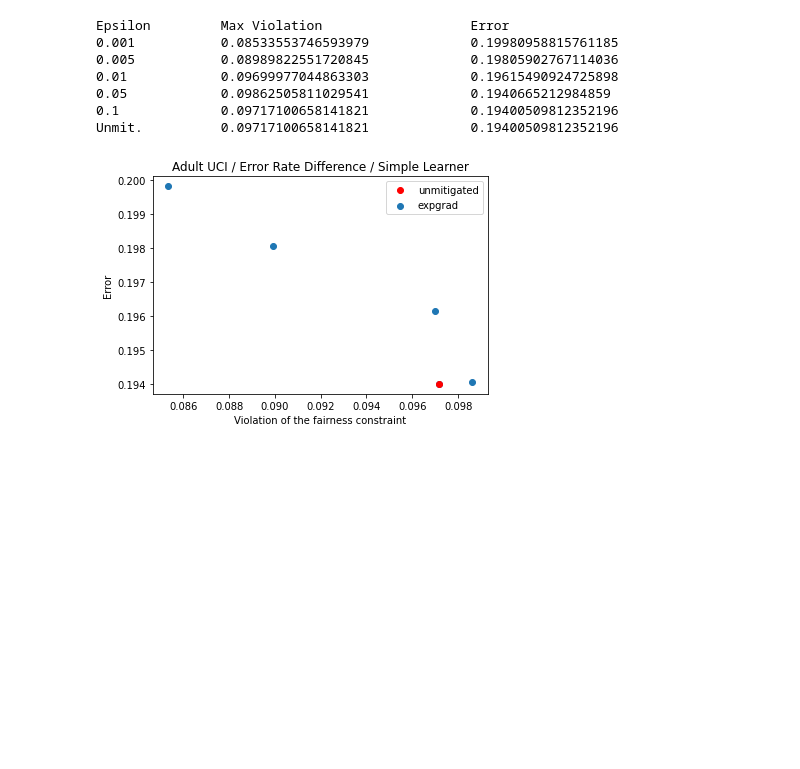
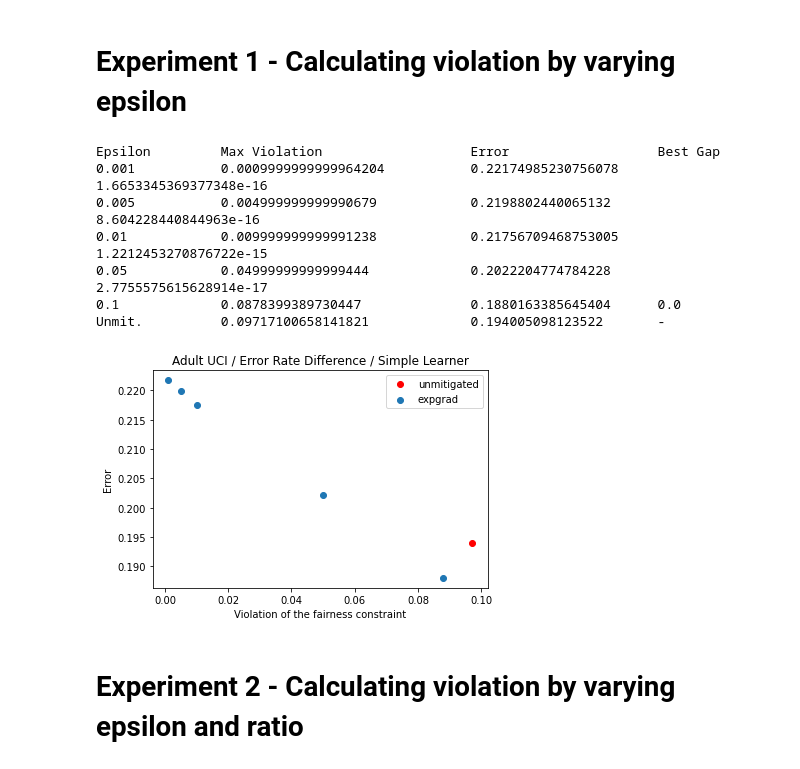
Before and after one commit to UMass-Responsible-AI/fairlearn, a Jupyter notebook: notebooks/ErrorRate-experiment-on-adult-dataset.ipynb, the cells around one changed output. Drawn from its saved outputs; the diff is of its cells as text; code cells hidden in the pictures; blank space fills up the shorter version.

```diff
--- a/notebooks/ErrorRate-experiment-on-adult-dataset.ipynb
+++ b/notebooks/ErrorRate-experiment-on-adult-dataset.ipynb
@@ -83,50 +61,74 @@ er_violation_unmitigated = [get_er_violation(unmitigated_y, A, true_Y)]
+# %%
+from fairlearn.reductions import ErrorRateRatio, ErrorRate
+
+def Unmit(X): return unmitigated_predictor.predict(X)
+# violation
+disparity_moment = ErrorRateRatio()
+disparity_moment.load_data(X, Y, sensitive_features=A)
+er_violation_unmitigated = disparity_moment.gamma(Unmit).max()
+
+# error
+error = ErrorRate()
+error.load_data(X, Y, sensitive_features=A)
+er_error_unmitigated = error.gamma(Unmit)[0]
+# %% [markdown]
+# Experiment 1 - Calculating violation by varying epsilon
 # %%
 # Experiment 1 - Calculating violation by varying epsilon
-from fairlearn.reductions import EqualizedOdds
+from fairlearn.reductions import ErrorRate, ErrorRateRatio
 
 eps_list = [0.001, 0.005, 0.01, 0.05, 0.1]
-expgrad_error = []
+er_expgrad_error = []
 er_expgrad_violation = []
+er_best_gap = []
 
 estimator = LeastSquaresBinaryClassifierLearner()
 
 for eps in eps_list:
     expgrad_X = ExponentiatedGradient(estimator,
-                                      constraints=EqualizedOdds(),
+                                      constraints=ErrorRateRatio(),
                                       eps=eps, nu=1e-6)
 
     expgrad_X.fit(X, Y, sensitive_features=A)
-    expgrad_y = pd.Series(expgrad_X.predict(X), name='expgrad_predicted_y')
 
-    error_expgrad = get_error(Y, expgrad_y)
-    expgrad_error.append(error_expgrad)
+    def Q(X): return expgrad_X._pmf_predict(X)[:, 1]
+    # violation
+    disparity_moment = ErrorRateRatio()
+    disparity_moment.load_data(X, Y, sensitive_features=A)
+    disparity = disparity_moment.gamma(Q).max()
 
-    er_violation_expgrad = get_er_violation(expgrad_y, A, true_Y)
-    er_expgrad_violation.append(er_violation_expgrad)
+    # error
+    error = ErrorRate()
+    error.load_data(X, Y, sensitive_features=A)
+    error = error.gamma(Q)[0]
+
+    er_expgrad_violation.append(disparity)
+    er_expgrad_error.append(error)
+    er_best_gap.append(expgrad_X._best_gap)
 # %%
-print('{}\t\t{}\t\t\t{}'.format('Epsilon', 'Max Violation', 'Error'))
+print('{}\t\t{}\t\t\t{}\t\t\t{}'.format('Epsilon', 'Max Violation', 'Error', 'Best Gap'))
 for i in range(len(eps_list)):
-    print('{}\t\t{}\t\t{}'.format(eps_list[i], er_expgrad_violation[i],
-                                  expgrad_error[i]))
-print('{}\t\t{}\t\t{}'.format('Unmit.', er_violation_unmitigated[0],
-                              error_unmitigated[0]))
+    print('{}\t\t{}\t\t{}\t{}'.format(eps_list[i], er_expgrad_violation[i],
+                                  er_expgrad_error[i], er_best_gap[i]))
+print('{}\t\t{}\t\t{}\t{}'.format('Unmit.', er_violation_unmitigated,
+                              er_error_unmitigated, '-'))
 # %% [output]
-Epsilon         Max Violation                   Error
-0.001           0.08533553746593979             0.19980958815761185
-0.005           0.08989822551720845             0.19805902767114036
-0.01            0.09699977044863303             0.19615490924725898
-0.05            0.09862505811029541             0.1940665212984859
-0.1             0.09717100658141821             0.19400509812352196
-Unmit.          0.09717100658141821             0.19400509812352196
+Epsilon         Max Violation                   Error                   Best Gap
+0.001           0.0009999999999964204           0.22174985230756078     1.6653345369377348e-16
+0.005           0.004999999999990679            0.2198802440065132      8.604228440844963e-16
+0.01            0.009999999999991238            0.21756709468753005     1.2212453270876722e-15
+0.05            0.04999999999999444             0.2022204774784228      2.7755575615628914e-17
+0.1             0.0878399389730447              0.1880163385645404      0.0
+Unmit.          0.09717100658141821             0.194005098123522       -
 # %%
 import matplotlib.pyplot as plt
 
-plt.scatter(er_expgrad_violation, expgrad_error, label="expgrad")
-plt.plot(er_violation_unmitigated, error_unmitigated, 'ro', label="unmitigated")
+plt.scatter(er_expgrad_violation, er_expgrad_error, label="expgrad")
+plt.plot(er_violation_unmitigated, er_error_unmitigated, 'ro', label="unmitigated")
 plt.xlabel('Violation of the fairness constraint')
 plt.ylabel('Error')
 plt.title('Adult UCI / Error Rate Difference / Simple Learner')
 plt.legend()
 plt.show()
 # %% [output]
-[figure, old version]
+[figure, new version]
@@ -160,2 +135,4 @@ def get_er_ratio_violation(predict_y, A, Y, ratio):
+# %% [markdown]
+# Experiment 2 - Calculating violation by varying epsilon and ratio
 # %%
 # Experiment 2 - Calculating violation by varying epsilon
```
Also changed, not shown: parts of 10 cells of this notebook, 1 other file.
